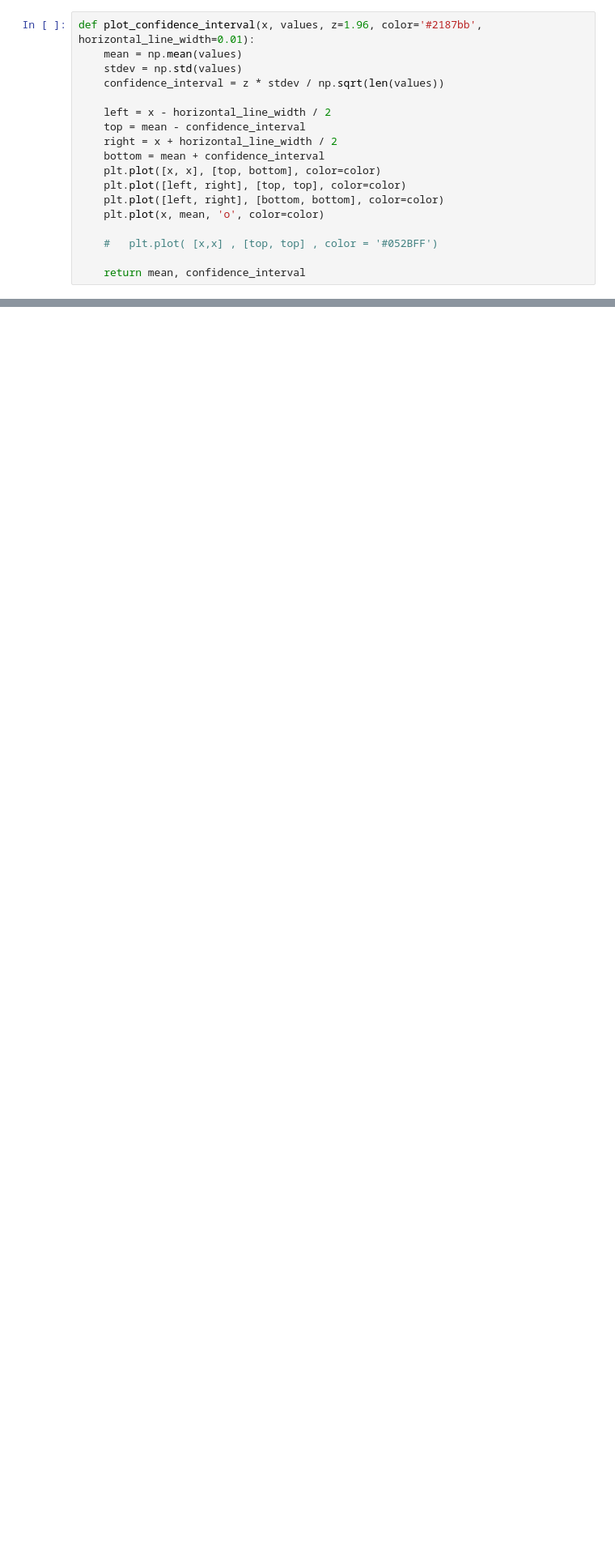
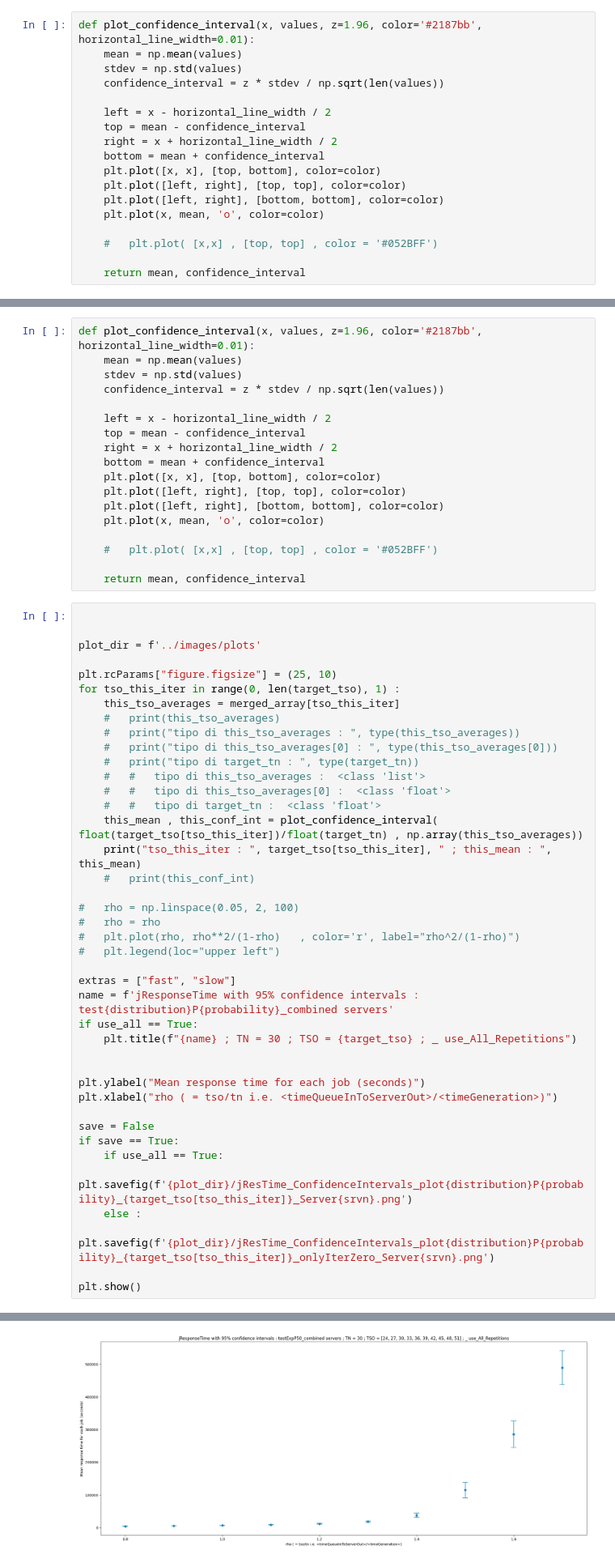
Before and after one commit to JacopoCarlon/JC_Performance_Evaluation_of_Computer_Systems_and_Networks_PECSN__Project, a Jupyter notebook: python_scripts/confidenceInterval_responseTime.ipynb, the cells around one changed output, grey strips where cells are left out. Shown: that part at 81% size. Saved outputs shown, nothing was run; the diff lists cells and outputs as text; blank space fills up the shorter version.

```diff
--- a/python_scripts/confidenceInterval_responseTime.ipynb
+++ b/python_scripts/confidenceInterval_responseTime.ipynb
@@ -178,0 +297,60 @@ for srvn in range(0, len(server_names)):
+# %%
+def plot_confidence_interval(x, values, z=1.96, color='#2187bb', horizontal_line_width=0.01):
+    mean = np.mean(values)
+    stdev = np.std(values)
+    confidence_interval = z * stdev / np.sqrt(len(values))
+
+    left = x - horizontal_line_width / 2
+    top = mean - confidence_interval
+    right = x + horizontal_line_width / 2
+    bottom = mean + confidence_interval
+    plt.plot([x, x], [top, bottom], color=color)
+    plt.plot([left, right], [top, top], color=color)
+    plt.plot([left, right], [bottom, bottom], color=color)
+    plt.plot(x, mean, 'o', color=color)
+
+    #   plt.plot( [x,x] , [top, top] , color = '#052BFF')
+
+    return mean, confidence_interval
+# %%
+
+
+plot_dir = f'../images/plots'
+
+plt.rcParams["figure.figsize"] = (25, 10)
+for tso_this_iter in range(0, len(target_tso), 1) :
+    this_tso_averages = merged_array[tso_this_iter]
+    #	print(this_tso_averages)
+    #	print("tipo di this_tso_averages : ", type(this_tso_averages))
+    #	print("tipo di this_tso_averages[0] : ", type(this_tso_averages[0]))
+    #	print("tipo di target_tn : ", type(target_tn))
+    #	#	tipo di this_tso_averages :  <class 'list'>
+    #	#	tipo di this_tso_averages[0] :  <class 'float'>
+    #	#	tipo di target_tn :  <class 'float'>
+    this_mean , this_conf_int = plot_confidence_interval( float(target_tso[tso_this_iter])/float(target_tn) , np.array(this_tso_averages))
+    print("tso_this_iter : ", target_tso[tso_this_iter], " ; this_mean : ", this_mean)
+    #	print(this_conf_int)
+
+#	rho = np.linspace(0.05, 2, 100)
+#	rho = rho
+#	plt.plot(rho, rho**2/(1-rho)   , color='r', label="rho^2/(1-rho)")
+#	plt.legend(loc="upper left")
+
+extras = ["fast", "slow"]
+name = f'jResponseTime with 95% confidence intervals : test{distribution}P{probability}_combined servers'
+if use_all == True:
+    plt.title(f"{name} ; TN = 30 ; TSO = {target_tso} ; _ use_All_Repetitions")
+
+
+plt.ylabel("Mean response time for each job (seconds)")
+plt.xlabel("rho ( = tso/tn i.e. <timeQueueInToServerOut>/<timeGeneration>)")
+
+save = False
+if save == True:
+    if use_all == True:
+        plt.savefig(f'{plot_dir}/jResTime_ConfidenceIntervals_plot{distribution}P{probability}_{target_tso[tso_this_iter]}_Server{srvn}.png')
+    else :
+        plt.savefig(f'{plot_dir}/jResTime_ConfidenceIntervals_plot{distribution}P{probability}_{target_tso[tso_this_iter]}_onlyIterZero_Server{srvn}.png')
+
+plt.show()
+# %% [output]
@@ -178,0 +367 @@ for srvn in range(0, len(server_names)):
+[figure, added]
```
Also changed, not shown: parts of 10 cells of this notebook, 4 other files.
